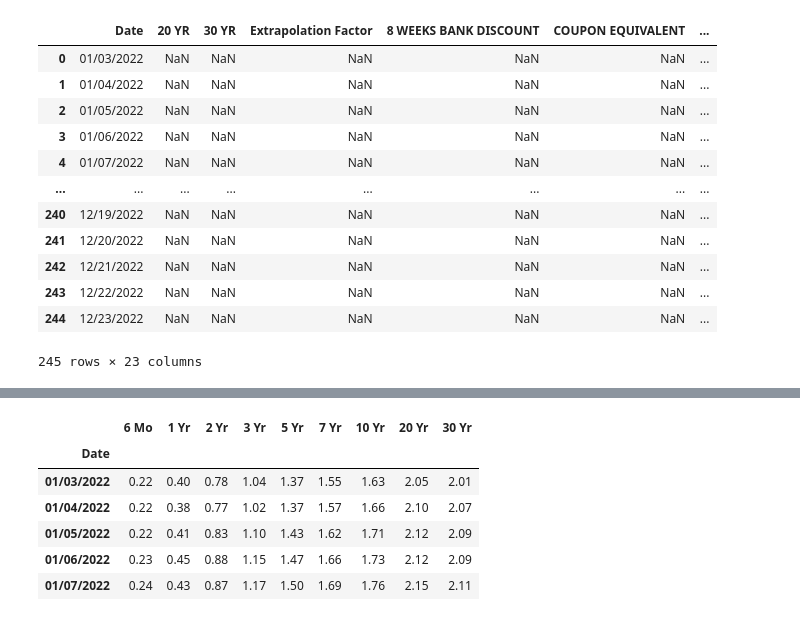
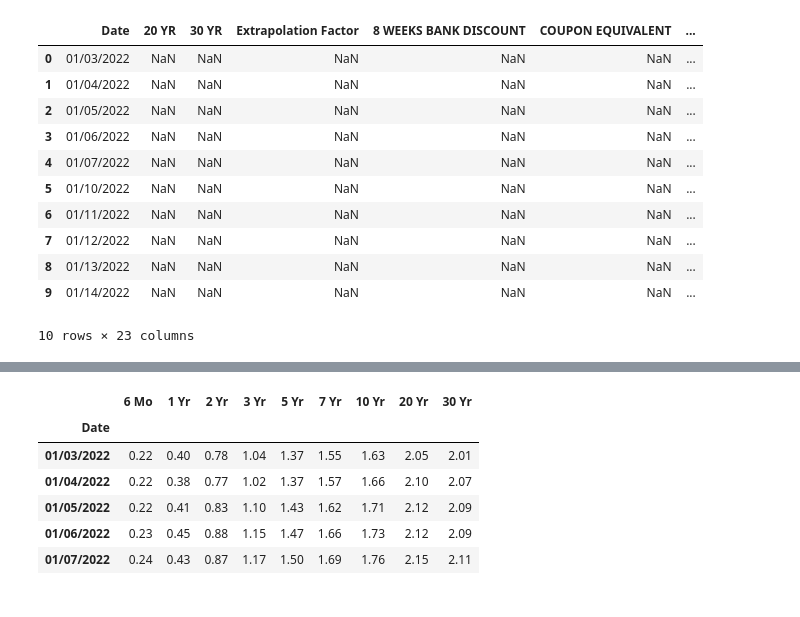
Before and after one commit to AMAYadav/PROJECTS-, a Jupyter notebook: market_risk_01_pca.ipynb, the cells around one changed output, grey strips where cells are left out. Drawn from its saved outputs; the diff is of its cells as text; code cells hidden in the pictures.

```diff
--- a/market_risk_01_pca.ipynb
+++ b/market_risk_01_pca.ipynb
@@ -9,20 +9,18 @@ import seaborn as sns
 # %%
 # year=2022
 url = "https://home.treasury.gov/resource-center/data-chart-center/interest-rates/TextView?type=daily_treasury_yield_curve&field_tdr_date_value=2022"
 data= pd.read_html(url)[0]
-data
-# df = pd.read_csv(df, parse_dates=["date"]).set_index("date")
+data.head(10)
 # %% [output]
 |  | Date | 20 YR | 30 YR | Extrapolation Factor | 8 WEEKS BANK DISCOUNT | COUPON EQUIVALENT | ... |
 | 0 | 01/03/2022 | NaN | NaN | NaN | NaN | NaN | ... |
 | 1 | 01/04/2022 | NaN | NaN | NaN | NaN | NaN | ... |
 | 2 | 01/05/2022 | NaN | NaN | NaN | NaN | NaN | ... |
 | 3 | 01/06/2022 | NaN | NaN | NaN | NaN | NaN | ... |
 | 4 | 01/07/2022 | NaN | NaN | NaN | NaN | NaN | ... |
-| ... | ... | ... | ... | ... | ... | ... | ... |
-| 240 | 12/19/2022 | NaN | NaN | NaN | NaN | NaN | ... |
-| 241 | 12/20/2022 | NaN | NaN | NaN | NaN | NaN | ... |
-| 242 | 12/21/2022 | NaN | NaN | NaN | NaN | NaN | ... |
-| 243 | 12/22/2022 | NaN | NaN | NaN | NaN | NaN | ... |
-| 244 | 12/23/2022 | NaN | NaN | NaN | NaN | NaN | ... |
+| 5 | 01/10/2022 | NaN | NaN | NaN | NaN | NaN | ... |
+| 6 | 01/11/2022 | NaN | NaN | NaN | NaN | NaN | ... |
+| 7 | 01/12/2022 | NaN | NaN | NaN | NaN | NaN | ... |
+| 8 | 01/13/2022 | NaN | NaN | NaN | NaN | NaN | ... |
+| 9 | 01/14/2022 | NaN | NaN | NaN | NaN | NaN | ... |
-245 rows × 23 columns
+10 rows × 23 columns
```
Also changed, not shown: parts of 1 cell of this notebook.
